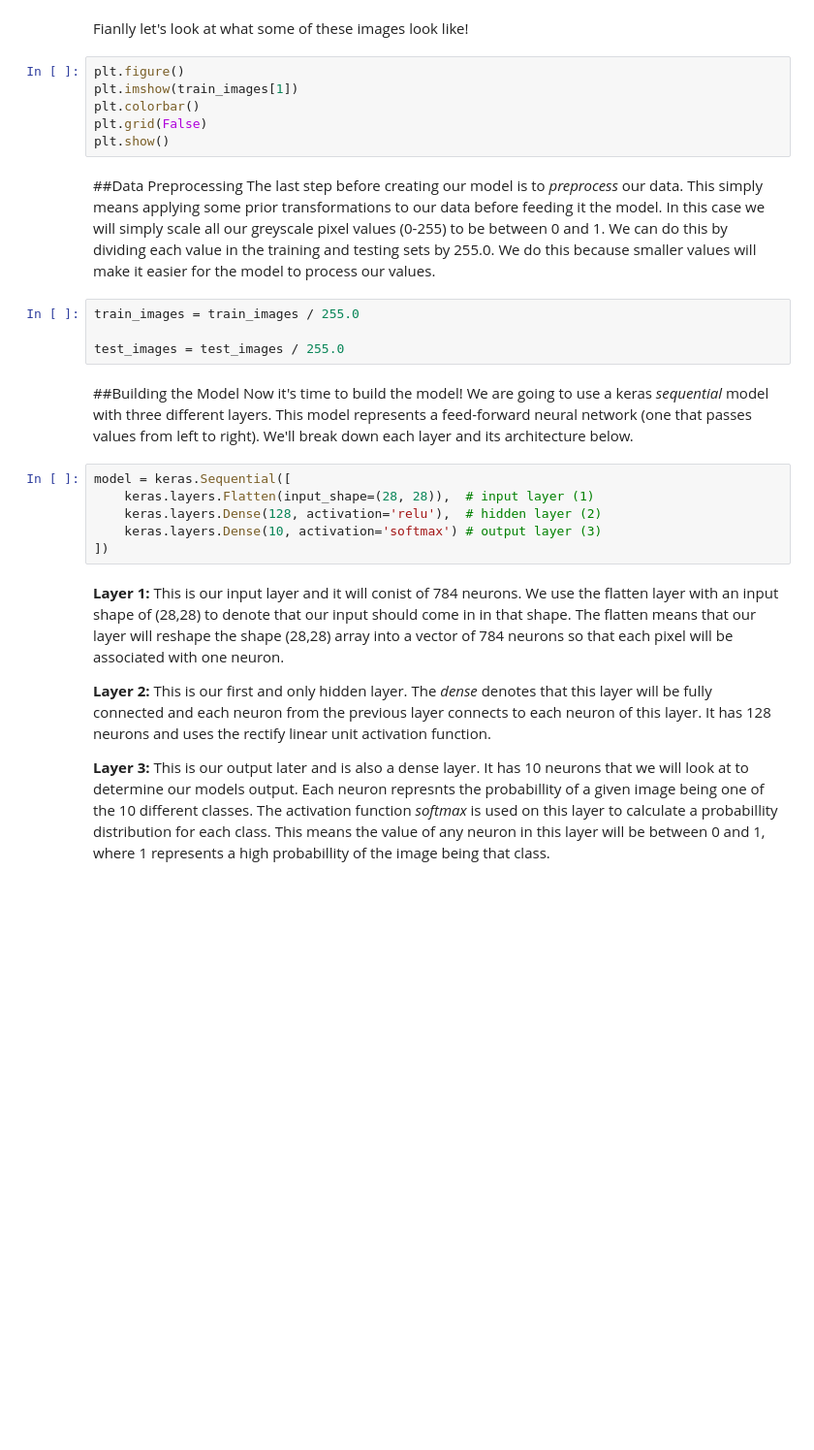
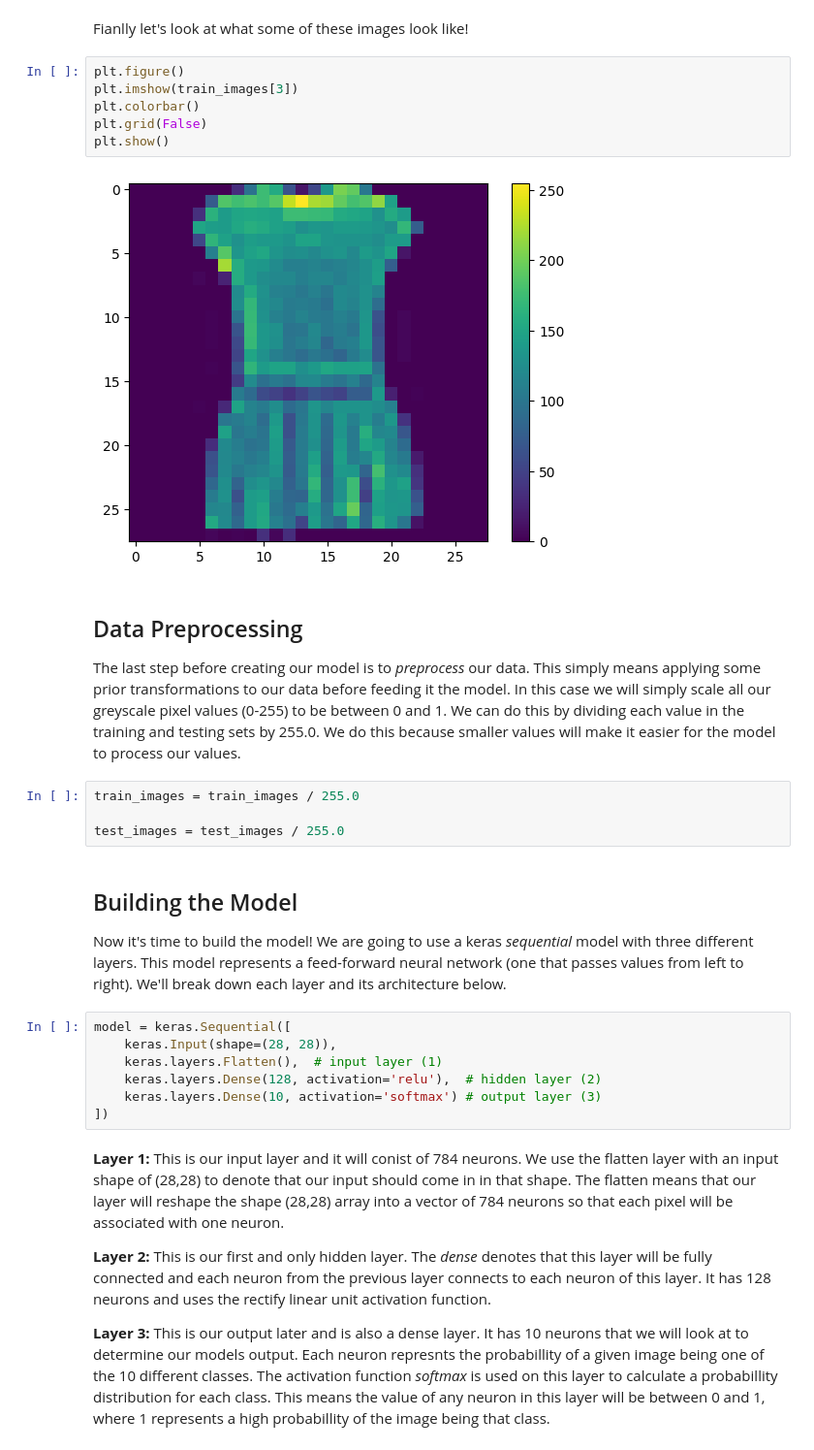
Before and after one commit to NiesciorMichal/machine-learning, a Jupyter notebook: Neural_Networks.ipynb, the cells around one changed output. Shown at 97% size. Saved outputs shown, nothing was run; the diff lists cells and outputs as text; blank space fills up the shorter version.

```diff
--- a/Neural_Networks.ipynb
+++ b/Neural_Networks.ipynb
@@ -201,23 +218,26 @@ class_names = ['T-shirt/top', 'Trouser', 'Pullover', 'Dress', 'Coat',
 Fianlly let's look at what some of these images look like!
 # %%
 plt.figure()
-plt.imshow(train_images[1])
+plt.imshow(train_images[3])
 plt.colorbar()
 plt.grid(False)
 plt.show()
+# %% [output]
+[figure, added]
 # %% [markdown]
-##Data Preprocessing
+## Data Preprocessing
 The last step before creating our model is to *preprocess* our data. This simply means applying some prior transformations to our data before feeding it the model. In this case we will simply scale all our greyscale pixel values (0-255) to be between 0 and 1. We can do this by dividing each value in the training and testing sets by 255.0. We do this because smaller values will make it easier for the model to process our values.
 # %%
 train_images = train_images / 255.0
 
 test_images = test_images / 255.0
 # %% [markdown]
-##Building the Model
+## Building the Model
 Now it's time to build the model! We are going to use a keras *sequential* model with three different layers. This model represents a feed-forward neural network (one that passes values from left to right). We'll break down each layer and its architecture below.
 # %%
 model = keras.Sequential([
-    keras.layers.Flatten(input_shape=(28, 28)),  # input layer (1)
+    keras.Input(shape=(28, 28)),
+    keras.layers.Flatten(),  # input layer (1)
     keras.layers.Dense(128, activation='relu'),  # hidden layer (2)
     keras.layers.Dense(10, activation='softmax') # output layer (3)
 ])
```
Also changed, not shown: parts of 34 cells of this notebook.
